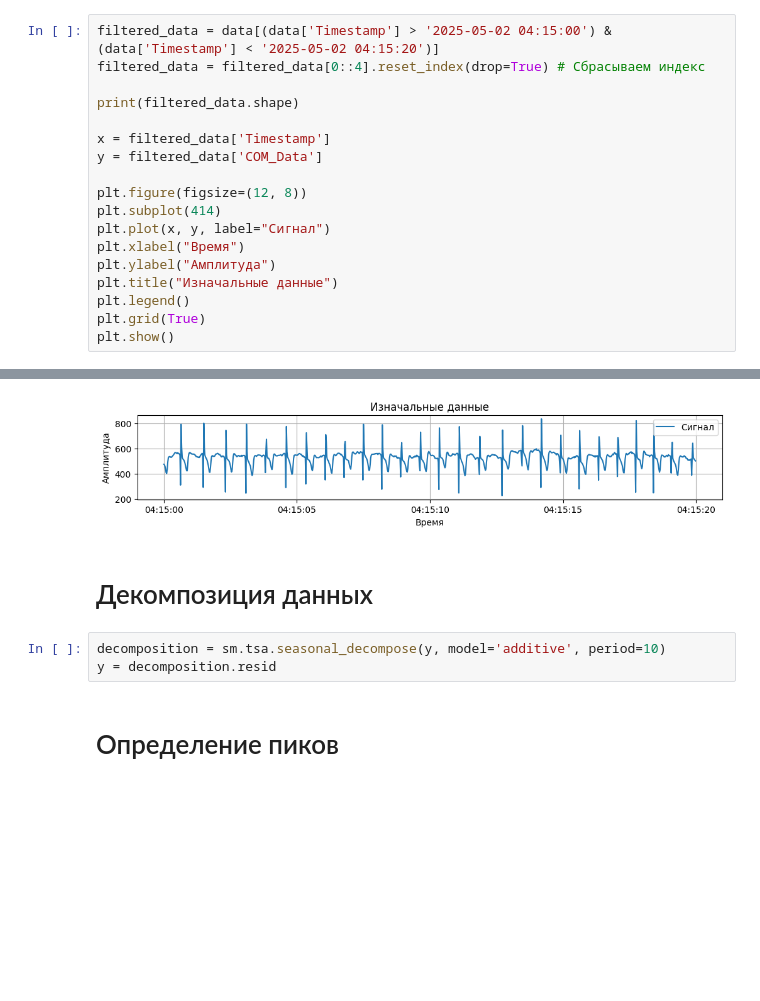
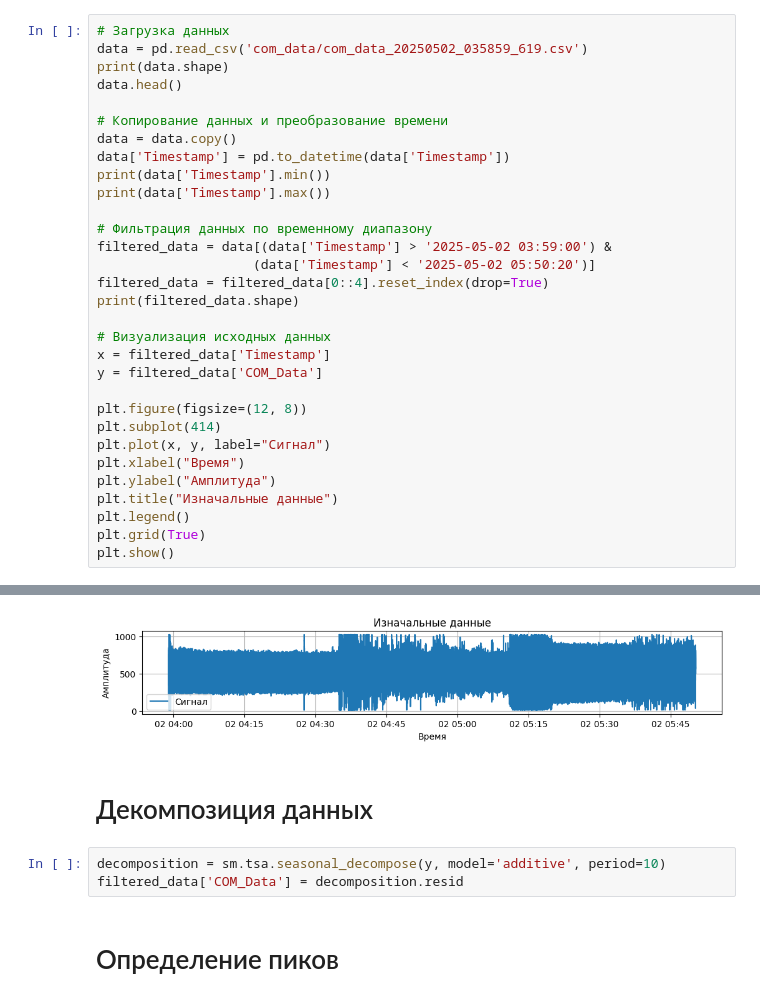
Before and after one commit to Fish-365/nightmare-pulse, a Jupyter notebook: analysis_BPM.ipynb, the cells around one changed output, grey strips where cells are left out. Saved outputs shown, nothing was run; the diff lists cells and outputs as text; blank space fills up the shorter version.

```diff
--- a/analysis_BPM.ipynb
+++ b/analysis_BPM.ipynb
@@ -31,9 +8,22 @@ print(data['Timestamp'].max())
 # %%
-filtered_data = data[(data['Timestamp'] > '2025-05-02 04:15:00') & (data['Timestamp'] < '2025-05-02 04:15:20')]
-filtered_data = filtered_data[0::4].reset_index(drop=True) # Сбрасываем индекс
+# Загрузка данных
+data = pd.read_csv('com_data/com_data_20250502_035859_619.csv')
+print(data.shape)
+data.head()
 
+# Копирование данных и преобразование времени
+data = data.copy()
+data['Timestamp'] = pd.to_datetime(data['Timestamp'])
+print(data['Timestamp'].min())
+print(data['Timestamp'].max())
+
+# Фильтрация данных по временному диапазону
+filtered_data = data[(data['Timestamp'] > '2025-05-02 03:59:00') &
+                    (data['Timestamp'] < '2025-05-02 05:50:20')]
+filtered_data = filtered_data[0::4].reset_index(drop=True)
 print(filtered_data.shape)
 
+# Визуализация исходных данных
 x = filtered_data['Timestamp']
 y = filtered_data['COM_Data']
 
@@ -51,9 +44,9 @@ plt.show()
-[figure, old version]
+[figure, new version]
 # %% [markdown]
 # Декомпозиция данных
 # %%
 decomposition = sm.tsa.seasonal_decompose(y, model='additive', period=10)
-y = decomposition.resid
+filtered_data['COM_Data'] = decomposition.resid
 # %% [markdown]
 # Определение пиков
 # %%
```
Also changed, not shown: parts of 13 cells of this notebook, 1 other file.
